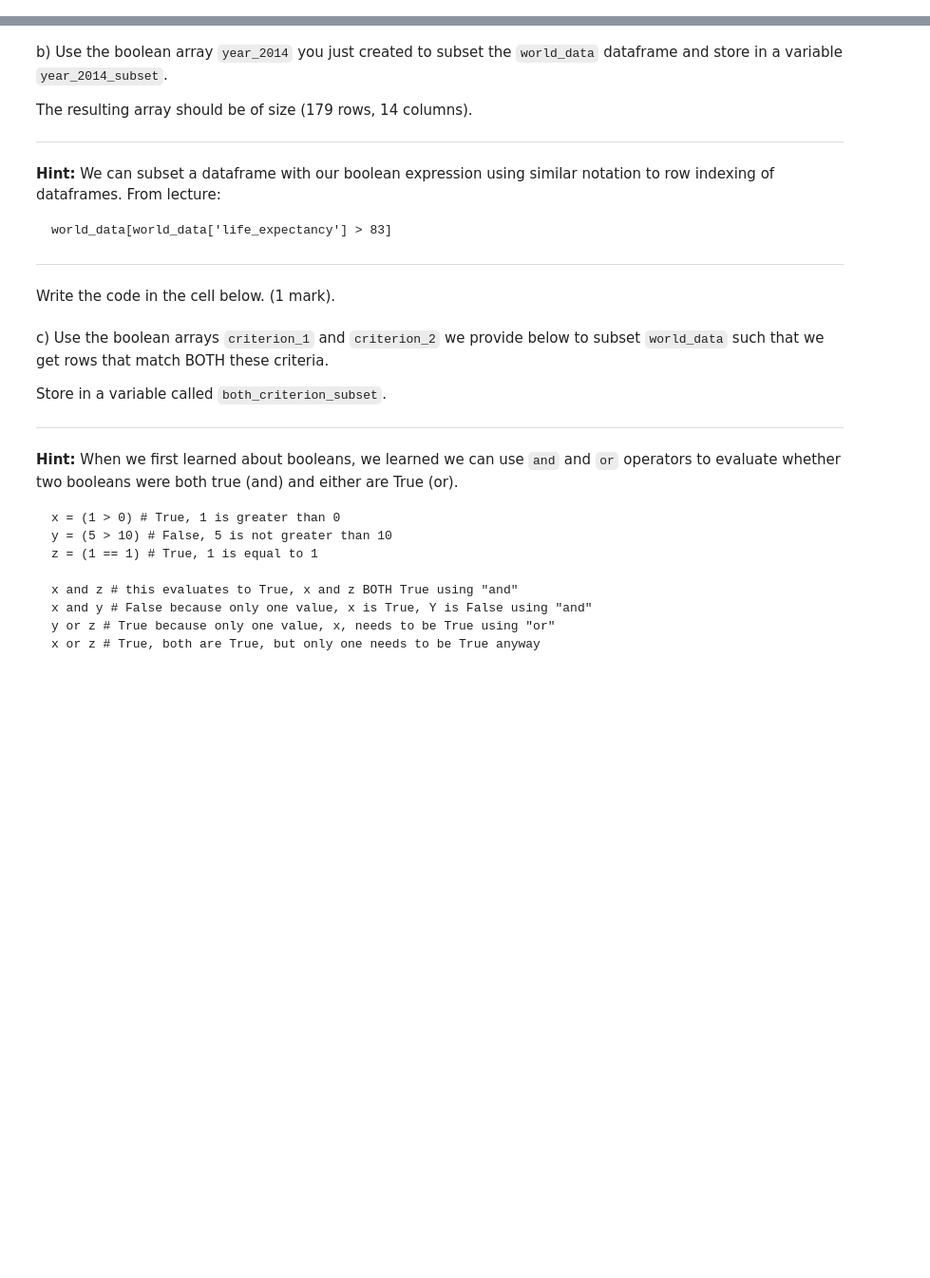
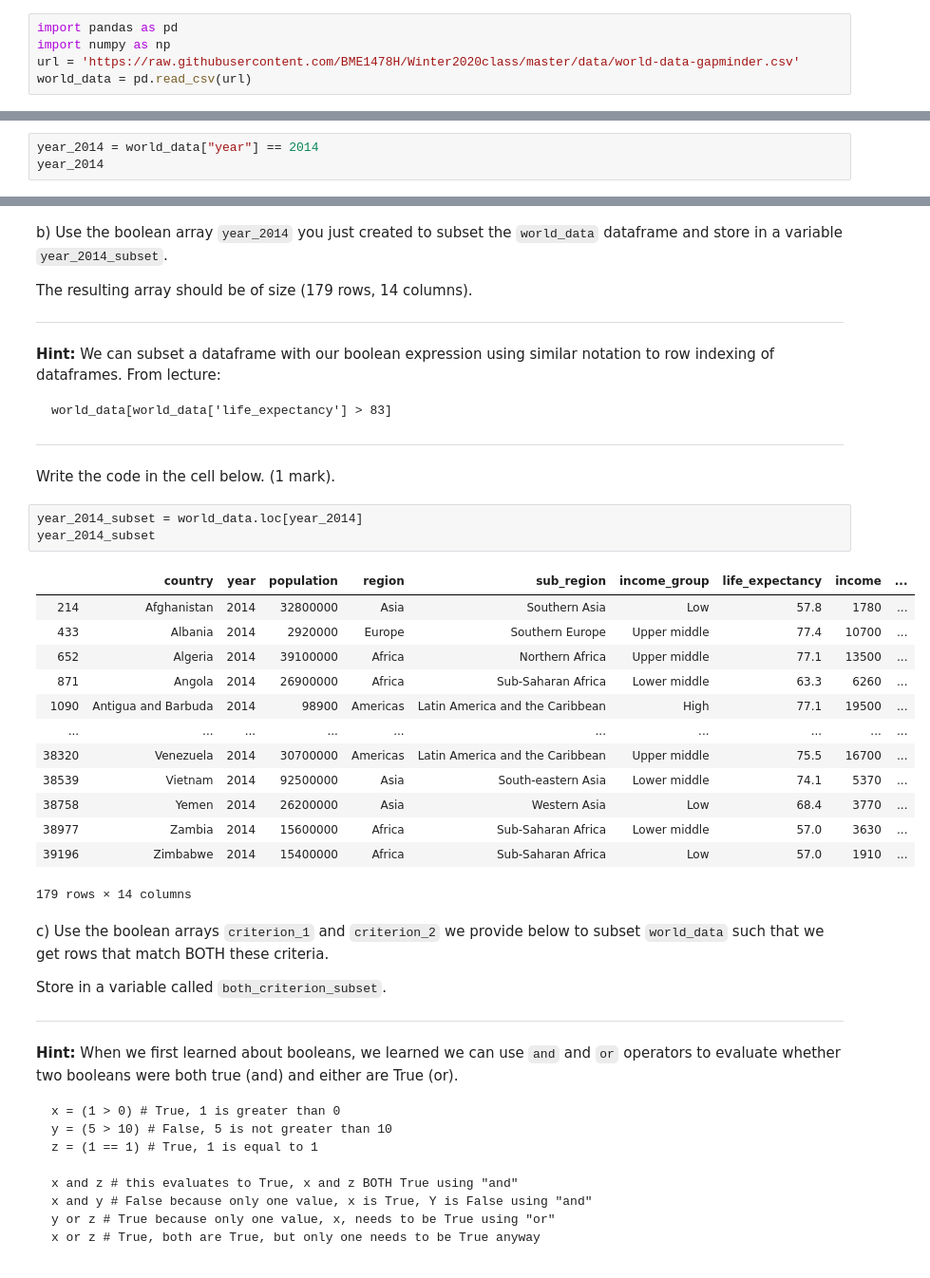
Before and after one commit to constructor-s/BME1478_Assignments, a Jupyter notebook: a06/last_first_assignment6.ipynb, the cells around one changed output, grey strips where cells are left out. Shown at 95% size. Saved outputs shown, nothing was run; the diff lists cells and outputs as text; blank space fills up the shorter version.

```diff
--- a/a06/last_first_assignment6.ipynb
+++ b/a06/last_first_assignment6.ipynb
@@ -26,3 +21,8 @@ world_data = pd.read_csv(url)
+# %%
+import pandas as pd
+import numpy as np
+url = 'https://raw.githubusercontent.com/BME1478H/Winter2020class/master/data/world-data-gapminder.csv'
+world_data = pd.read_csv(url)
 # %% [markdown]
 a) Subset/select the following columns from the `world_data` dataframe:
 - `country`
@@ -90,3 +146,6 @@ ___
 a) Create a boolean array from `world_data` where we are checking whether the `year` column is equal to `2014`, and store in a variable called `year_2014`.
 
 Write the code in the cell below. (1 mark).
+# %%
+year_2014 = world_data["year"] == 2014
+year_2014
@@ -102,6 +174,23 @@ world_data[world_data['life_expectancy'] > 83]
 ___
 
 Write the code in the cell below. (1 mark).
+# %%
+year_2014_subset = world_data.loc[year_2014]
+year_2014_subset
+# %% [output]
+|  | country | year | population | region | sub_region | income_group | life_expectancy | income | ... |
+| 214 | Afghanistan | 2014 | 32800000 | Asia | Southern Asia | Low | 57.8 | 1780 | ... |
+| 433 | Albania | 2014 | 2920000 | Europe | Southern Europe | Upper middle | 77.4 | 10700 | ... |
+| 652 | Algeria | 2014 | 39100000 | Africa | Northern Africa | Upper middle | 77.1 | 13500 | ... |
+| 871 | Angola | 2014 | 26900000 | Africa | Sub-Saharan Africa | Lower middle | 63.3 | 6260 | ... |
+| 1090 | Antigua and Barbuda | 2014 | 98900 | Americas | Latin America and the Caribbean | High | 77.1 | 19500 | ... |
+| ... | ... | ... | ... | ... | ... | ... | ... | ... | ... |
+| 38320 | Venezuela | 2014 | 30700000 | Americas | Latin America and the Caribbean | Upper middle | 75.5 | 16700 | ... |
+| 38539 | Vietnam | 2014 | 92500000 | Asia | South-eastern Asia | Lower middle | 74.1 | 5370 | ... |
+| 38758 | Yemen | 2014 | 26200000 | Asia | Western Asia | Low | 68.4 | 3770 | ... |
+| 38977 | Zambia | 2014 | 15600000 | Africa | Sub-Saharan Africa | Lower middle | 57.0 | 3630 | ... |
+| 39196 | Zimbabwe | 2014 | 15400000 | Africa | Sub-Saharan Africa | Low | 57.0 | 1910 | ... |
+179 rows × 14 columns
 # %% [markdown]
 c) Use the boolean arrays `criterion_1` and `criterion_2` we provide below to subset `world_data` such that we get rows that match BOTH these criteria.
 
```
Also changed, not shown: parts of 15 cells of this notebook.
